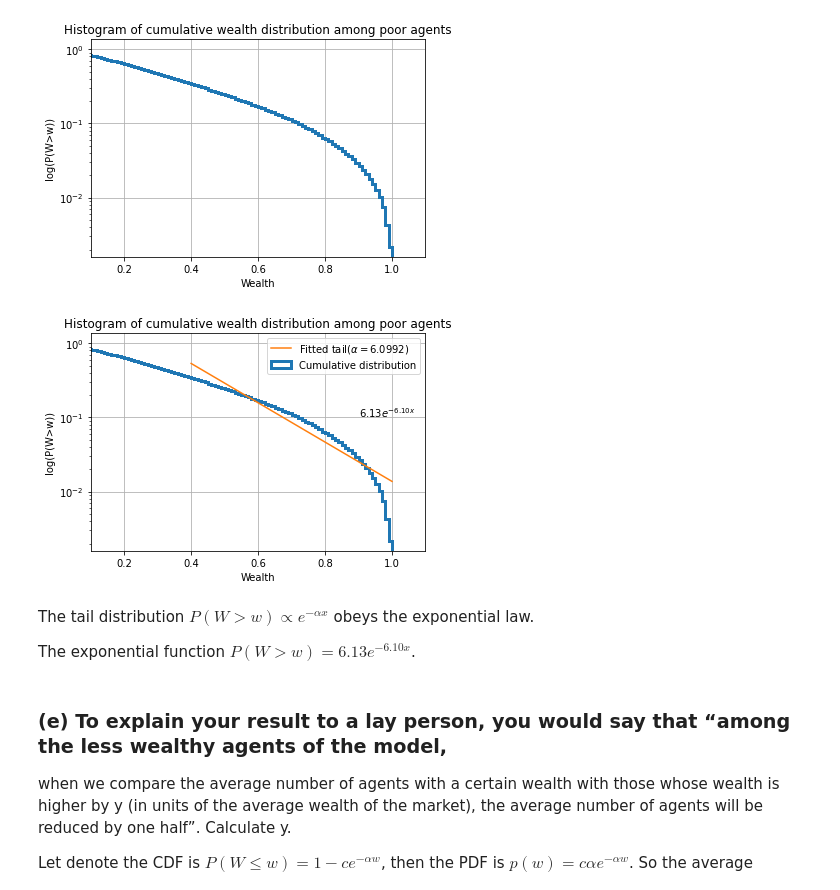
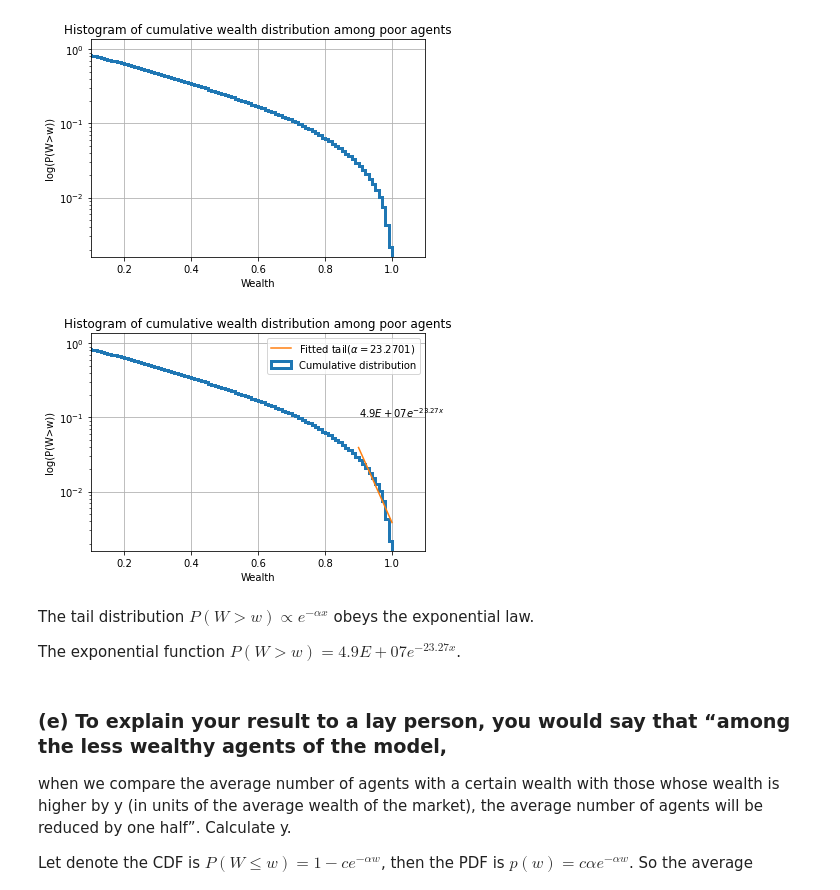
Before and after one commit to Algebra-FUN/DDM-Coursework, a Jupyter notebook: MSDM5003/Assignment/HW6/HW6.ipynb, the cells around one changed output. Drawn from its saved outputs; the diff is of its cells as text; code cells hidden in the pictures.

Commit message:
[fix] fix exponential tail (hw6/03)

```diff
--- a/MSDM5003/Assignment/HW6/HW6.ipynb
+++ b/MSDM5003/Assignment/HW6/HW6.ipynb
@@ -147,33 +147,33 @@ plt.show()
 # %%
 bins=np.linspace(0,1,101)
 plt.title("Histogram of cumulative wealth distribution among poor agents")
 y,x,*_=plt.hist(wealth,bins=bins,density=1,log=True,cumulative=-1,histtype='step',lw=3,label="Cumulative distribution")
-count=np.sum(x>=0.4)
+count=np.sum(x>=0.9)
 a,b,r2=fit_tail(x[-count:],np.log(y[-count:]))
 alpha=-a
-x=np.linspace(0.4,1)
+x=np.linspace(0.9,1)
 y_hat=np.exp(a*x+b)
 plt.plot(x,y_hat,label=rf"Fitted tail($\alpha={alpha:.4f}$)")
 plt.xlabel("Wealth")
 plt.xlim([0.1,1.1])
 plt.ylabel("log(P(W>w))")
-plt.text(0.9,10**-1,rf"${np.exp(b):.2f}e^{{{a:.2f}x}}$")
+plt.text(0.9,10**-1,rf"${np.exp(b):.1E}e^{{{a:.2f}x}}$")
 plt.grid(True)
 plt.legend()
 plt.show()
 # %% [output]
-[figure, old version]
+[figure, new version]
 # %%
 Markdown(rf"""
 The tail distribution $P(W>w) \propto e^{{-\alpha x}}$ obeys the exponential law.
 
-The exponential function $P(W>w)={np.exp(b):.2f} e^{{{a:.2f}x}}$.
+The exponential function $P(W>w)={np.exp(b):.1E} e^{{{a:.2f}x}}$.
 """)
 # %% [output]
 
 The tail distribution $P(W>w) \propto e^{-\alpha x}$ obeys the exponential law.
 
-The exponential function $P(W>w)=6.13 e^{-6.10x}$.
+The exponential function $P(W>w)=4.9E+07 e^{-23.27x}$.
 # %% [markdown]
 ### (e) To explain your result to a lay person, you would say that “among the less wealthy agents of the model,
 when we compare the average number of agents with a certain wealth with those whose wealth is higher
```
Also changed, not shown: parts of 2 cells of this notebook.
